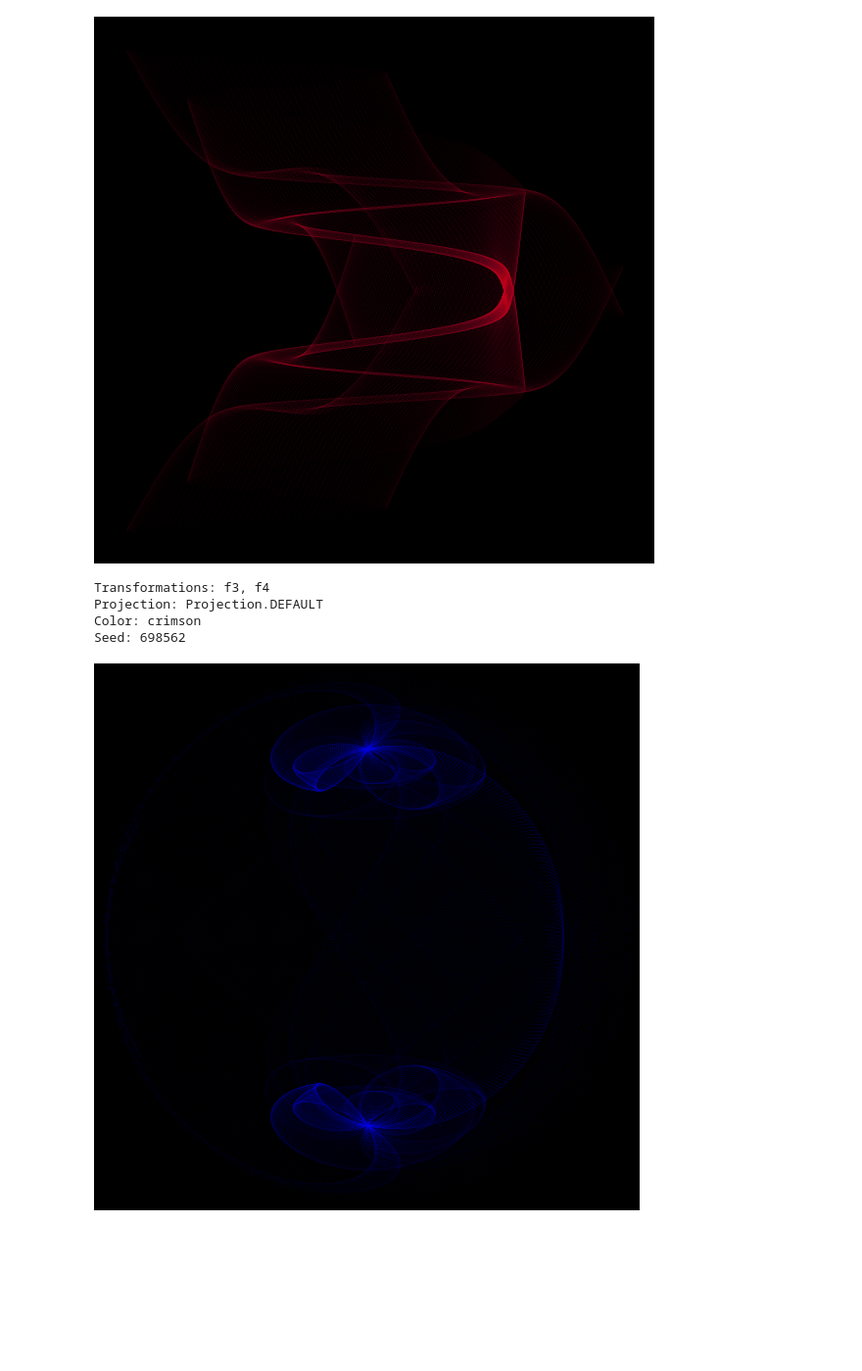
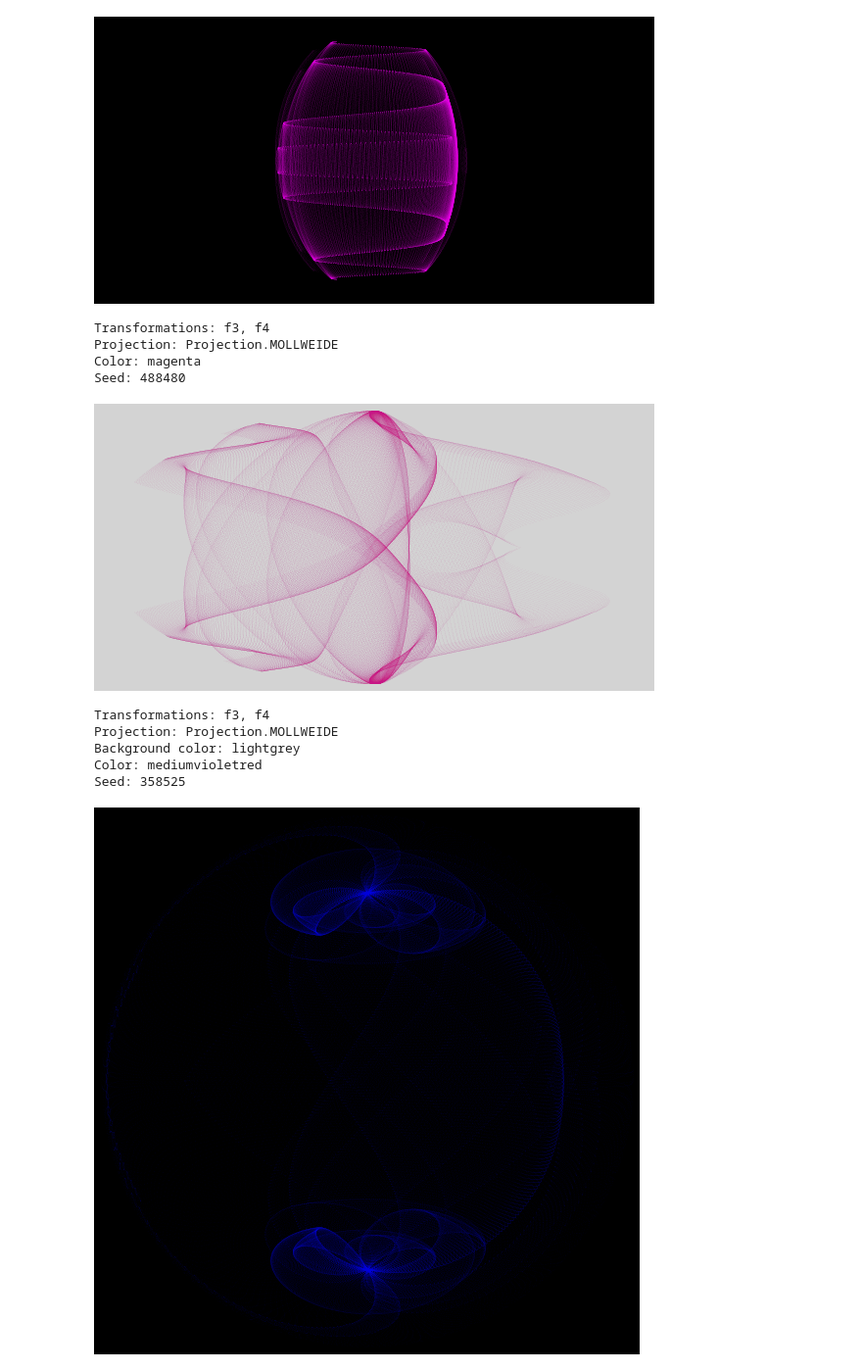
Before and after one commit to palinkapro/fields_of_mind, a Jupyter notebook: plot_params.ipynb, the cells around one changed output. Shown at 98% size. Cells and saved outputs as stored; diff of their text form; code cells hidden in the pictures; blank space fills up the shorter version.

```diff
--- a/plot_params.ipynb
+++ b/plot_params.ipynb
@@ -54,30 +111,58 @@ plt.show()
+# %%
+def plt_clrd_graph():
+  func = random.choice([(f1, f2), (f3, f4)])
+  projection = random.choice([Projection.POLAR, Projection.RECTILINEAR, Projection.AITOFF, Projection.HAMMER, Projection.LAMBERT, Projection.MOLLWEIDE])
+  color = random.choice(VALID_COLORS)
+  bgcolor = random.choice(['white', 'black'])
+  #bgcolor = random.choice(VALID_COLORS)
+  g = GenerativeImage(*func)
+  g.generate()
+  g.plot(color=color, bgcolor=bgcolor, projection=projection)
+  plt.show()
+  print(f'Transformations: {func[0].__name__}, {func[1].__name__}')
+  print(f'Projection: {projection}')
+  #print(f'Background color: {bgcolor}')
+  print(f'Color: {color}')
+  print(f'Seed: {g.seed}')
+
+
+
+plt_clrd_graph()
+# %% [output]
+[figure, added]
+Transformations: f3, f4
+Projection: Projection.MOLLWEIDE
+Color: magenta
+Seed: 488480
 # %%
 # fully random
-# Supported projections : RECTILINEAR, POLAR, AITOFF, HAMMER, LAMBERT and MOLLWEIDE
 
 def plt_graph():
   func = random.choice([(f1, f2), (f3, f4)])
   projection = random.choice([Projection.POLAR, Projection.RECTILINEAR, Projection.AITOFF, Projection.HAMMER, Projection.LAMBERT, Projection.MOLLWEIDE])
   color = random.choice(VALID_COLORS)
-  bgcolor = random.choice(['white', 'black'])
+  #bgcolor = random.choice(['white', 'black'])
+  bgcolor = random.choice(VALID_COLORS)
   g = GenerativeImage(*func)
   g.generate()
   g.plot(color=color, bgcolor=bgcolor, projection=projection)
   plt.show()
   print(f'Transformations: {func[0].__name__}, {func[1].__name__}')
   print(f'Projection: {projection}')
+  print(f'Background color: {bgcolor}')
   print(f'Color: {color}')
   print(f'Seed: {g.seed}')
 
 
 
 plt_graph()
 # %% [output]
-[figure, old version]
+[figure, new version]
 Transformations: f3, f4
-Projection: Projection.DEFAULT
-Color: crimson
-Seed: 698562
+Projection: Projection.MOLLWEIDE
+Background color: lightgrey
+Color: mediumvioletred
+Seed: 358525
 # %%
 # %% [output]
 [figure]
```
Also changed, not shown: parts of 4 cells of this notebook.
